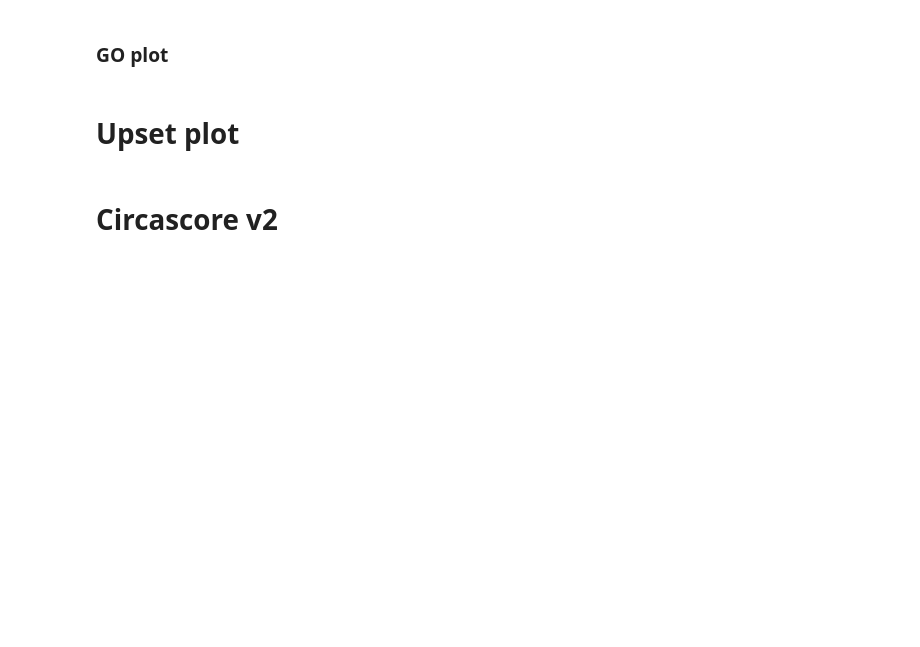
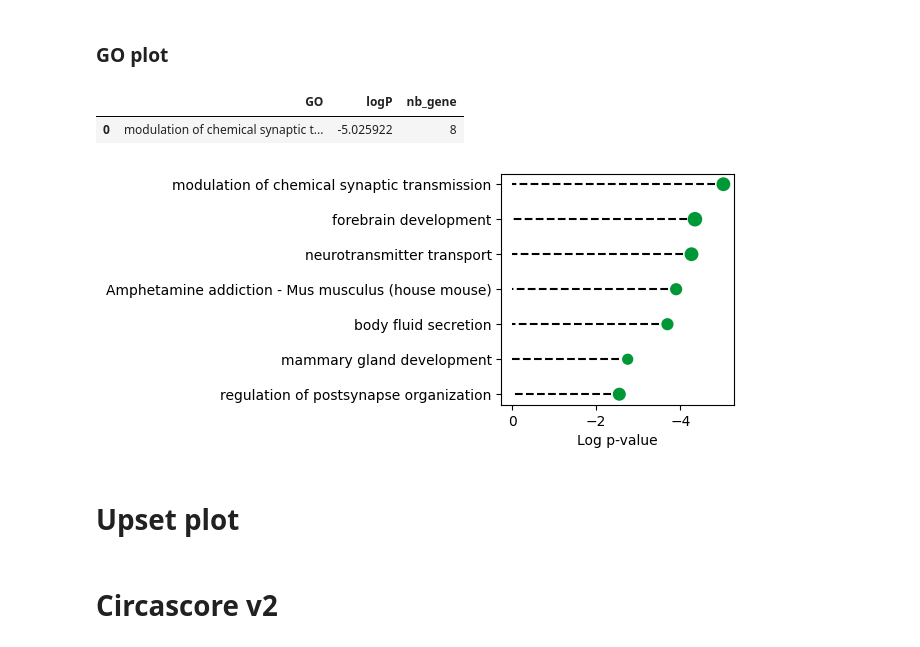
Before and after one commit to Carboneinerte/Pynda_ssc, a Jupyter notebook: v10D_Xenium_Downstream_Analysis_WIP.ipynb, the cells around one changed output. Drawn from its saved outputs; the diff is of its cells as text; code cells hidden in the pictures; blank space fills up the shorter version.

Commit message:
plot_unassigned

```diff
--- a/v10D_Xenium_Downstream_Analysis_WIP.ipynb
+++ b/v10D_Xenium_Downstream_Analysis_WIP.ipynb
@@ -2138,6 +2212,26 @@ plt.legend(markerscale=20, bbox_to_anchor=(1.02, 1), loc='lower left', borderaxe
 plt.show()
 # %%
 df_go_down
+# %%
+df = pd.read_csv('data/ratio50.csv')
+df.sample(1)
+# %% [output]
+|  | GO | logP | nb_gene |
+| 0 | modulation of chemical synaptic t... | -5.025922 | 8 |
+# %%
+plt.figure(figsize=(3,3))
+plt.scatter(x=df['logP'], y=df['GO'], s=10 * df['nb_gene'], cmap='viridis')
+
+for idx, go in enumerate(df['GO'].unique()):
+    plt.hlines(y=df['GO'][idx], xmin=df['logP'][idx]+0.2, xmax=0, color = 'black', linestyle = 'dashed')
+
+plt.xlabel('Log p-value')
+plt.gca().invert_yaxis()
+plt.gca().invert_xaxis()
+
+plt.savefig(f'Gallery/{today}/GO_50UNAS.svg', transparent= True, dpi=300)
+# %% [output]
+[figure, added]
 # %% [markdown]
 # Upset plot
 # %%
```
Also changed, not shown: parts of 19 cells of this notebook.
